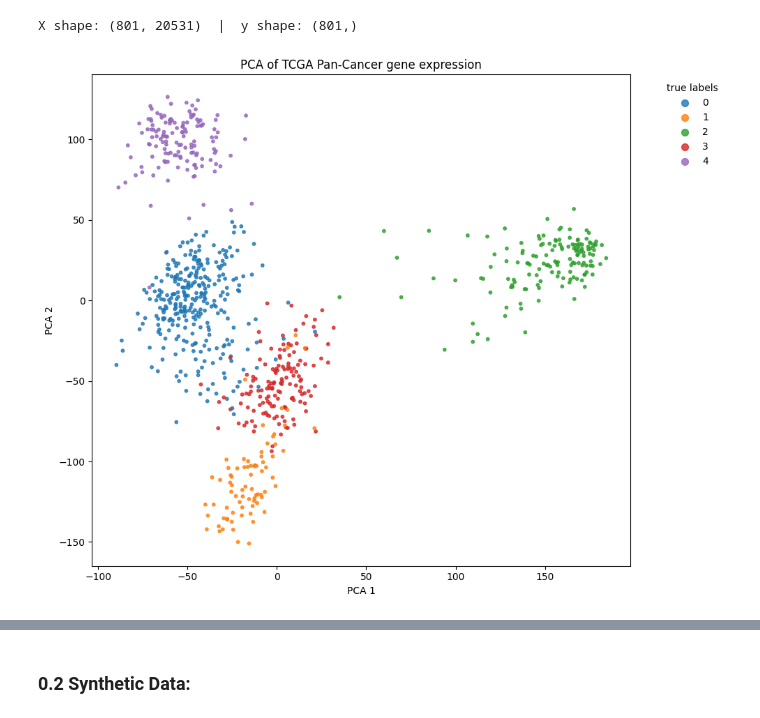
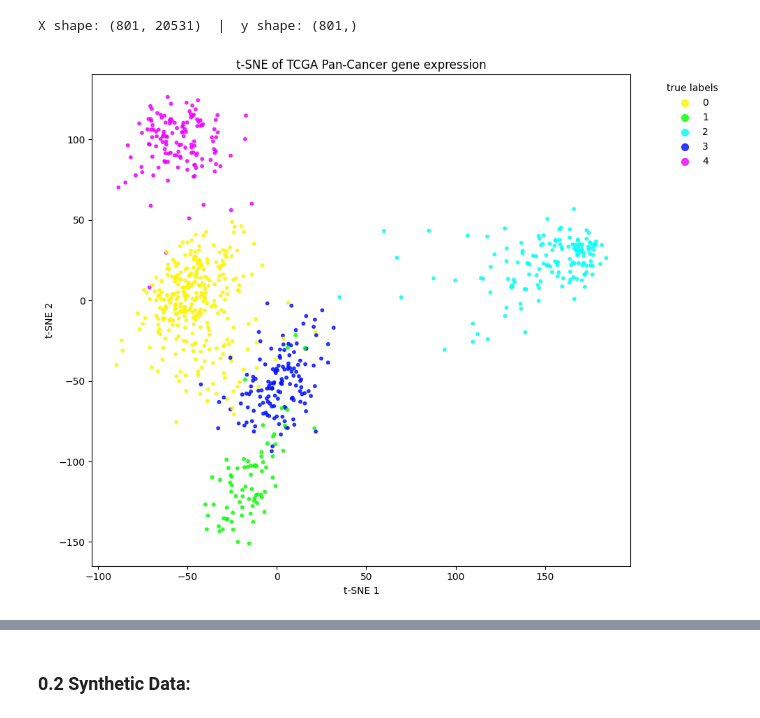
Before and after one commit to DataSlingers/CARVE, a Jupyter notebook: SketchV2_Lecture.ipynb, the cells around one changed output, grey strips where cells are left out. Drawn from its saved outputs; the diff is of its cells as text; code cells hidden in the pictures.

```diff
--- a/SketchV2_Lecture.ipynb
+++ b/SketchV2_Lecture.ipynb
@@ -90,39 +124,38 @@ X shape: (801, 20531)  |  y shape: (801,)
 # %%
 pca = PCA(n_components=2, random_state=RANDOM_SEED)
 X_pca = pca.fit_transform(X)
 
 unique_labels = np.unique(y)
 n_labels = len(unique_labels)
-palette = sns.color_palette("tab10", n_labels)
+palette = sns.color_palette("hsv", n_labels)
 color_dict = {lab: palette[i] for i, lab in enumerate(unique_labels)}
 colors = [color_dict[lab] for lab in y]
 
 fig, ax = plt.subplots(figsize=(10, 8))
 scatter = ax.scatter(
     X_pca[:, 0], X_pca[:, 1],
     c=colors,
     s=10,
     alpha=0.8
 )
 
 for lab in unique_labels:
     ax.scatter([], [], c=[color_dict[lab]], label=str(lab), s=50, alpha=0.8)
-
 ax.legend(
     title="true labels",
     bbox_to_anchor=(1.05, 1),
     loc="upper left",
     ncol=1,
     frameon=False
 )
 
-ax.set_title("PCA of TCGA Pan-Cancer gene expression")
-ax.set_xlabel("PCA 1")
-ax.set_ylabel("PCA 2")
+ax.set_title("t-SNE of TCGA Pan-Cancer gene expression")
+ax.set_xlabel("t-SNE 1")
+ax.set_ylabel("t-SNE 2")
 plt.tight_layout()
 plt.show()
 # %% [output]
-[figure, old version]
+[figure, new version]
 # %%
 tsne = TSNE(n_components=2, random_state=RANDOM_SEED, verbose=1, perplexity=30)
 X_tsne = tsne.fit_transform(X)
```
Also changed, not shown: parts of 28 cells of this notebook.
